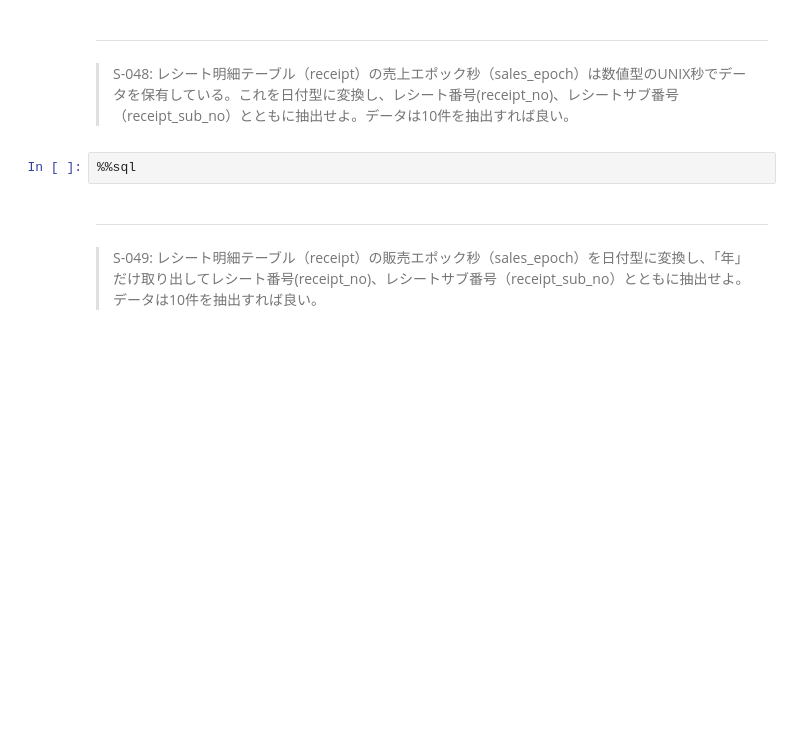
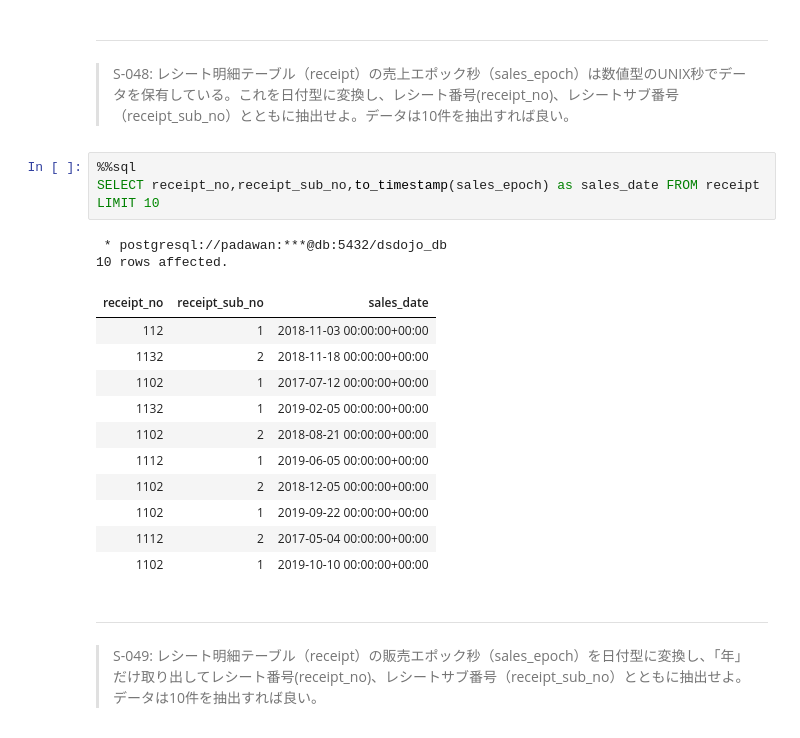
Before and after one commit to kouta0530/jupyter, a Jupyter notebook: practice/100knocks-preprocess/docker/work/preprocess_knock_SQL.ipynb, the cells around one changed output. Drawn from its saved outputs; the diff is of its cells as text; blank space fills up the shorter version.

```diff
--- a/practice/100knocks-preprocess/docker/work/preprocess_knock_SQL.ipynb
+++ b/practice/100knocks-preprocess/docker/work/preprocess_knock_SQL.ipynb
@@ -1169,8 +1167,23 @@ LIMIT 10
 # %% [markdown]
 ---
 > S-048: レシート明細テーブル（receipt）の売上エポック秒（sales_epoch）は数値型のUNIX秒でデータを保有している。これを日付型に変換し、レシート番号(receipt_no)、レシートサブ番号（receipt_sub_no）とともに抽出せよ。データは10件を抽出すれば良い。
-# %%
-%%sql
+# %%
+%%sql
+SELECT receipt_no,receipt_sub_no,to_timestamp(sales_epoch) as sales_date FROM receipt LIMIT 10
+# %% [output]
+ * postgresql://padawan:***@db:5432/dsdojo_db
+10 rows affected.
+| receipt_no | receipt_sub_no | sales_date |
+| 112 | 1 | 2018-11-03 00:00:00+00:00 |
+| 1132 | 2 | 2018-11-18 00:00:00+00:00 |
+| 1102 | 1 | 2017-07-12 00:00:00+00:00 |
+| 1132 | 1 | 2019-02-05 00:00:00+00:00 |
+| 1102 | 2 | 2018-08-21 00:00:00+00:00 |
+| 1112 | 1 | 2019-06-05 00:00:00+00:00 |
+| 1102 | 2 | 2018-12-05 00:00:00+00:00 |
+| 1102 | 1 | 2019-09-22 00:00:00+00:00 |
+| 1112 | 2 | 2017-05-04 00:00:00+00:00 |
+| 1102 | 1 | 2019-10-10 00:00:00+00:00 |
 # %% [markdown]
 ---
 > S-049: レシート明細テーブル（receipt）の販売エポック秒（sales_epoch）を日付型に変換し、「年」だけ取り出してレシート番号(receipt_no)、レシートサブ番号（receipt_sub_no）とともに抽出せよ。データは10件を抽出すれば良い。
```
Also changed, not shown: parts of 1 cell of this notebook.
